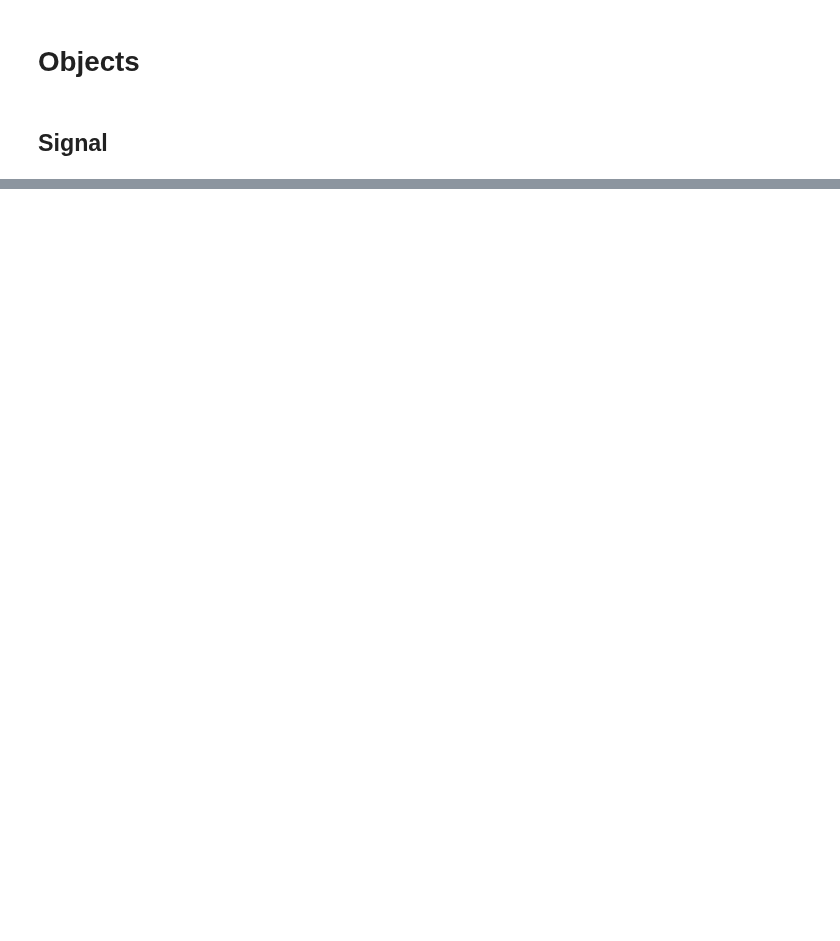
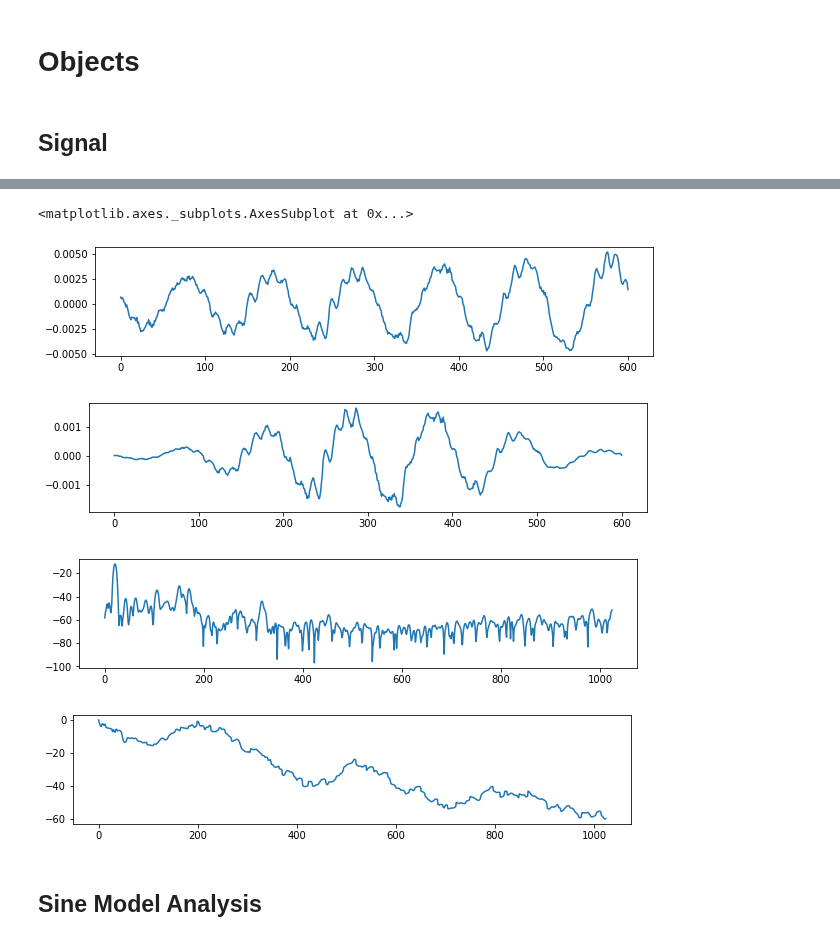
Before and after one commit to jhartquist/rtma, a Jupyter notebook: nbs/05_objects.ipynb, the cells around one changed output, grey strips where cells are left out. Drawn from its saved outputs; the diff is of its cells as text; code cells hidden in the pictures; blank space fills up the shorter version.

```diff
--- a/nbs/05_objects.ipynb
+++ b/nbs/05_objects.ipynb
@@ -101,15 +188,31 @@ class SpectralAnalysis(Analysis):
         self.fft_size = fft_size
         self.window_name = window_name
         self.window = get_cola_window(window_name, self.frame_size, self.hop_size)
-        print(self.window.max())
 
     @property
-    def frames(self):
+    def spectral_frames(self):
         for frame in super().frames:
-            yield Frame(frame.x * self.window)
+            yield SpectralFrame(frame, self.window, self.fft_size)
 # %%
 sa = SpectralAnalysis(s,
                       fft_size=2048,
                       window_name='hamming',
                       frame_size=601,
                       hop_size=150)
+# %%
+frames = list(sa.frames)
+sframes = list(sa.spectral_frames)
+# %%
+sf = sframes[5]
+sf.frame.plot()
+sf.plot()
+sf.plot_magnitudes_db()
+sf.plot_phases()
+# %% [output]
+<matplotlib.axes._subplots.AxesSubplot at 0x...>
+[figure, added]
+[figure, added]
+[figure, added]
+[figure, added]
+# %% [markdown]
+## Sine Model Analysis
```
Also changed, not shown: parts of 23 cells of this notebook, 7 other files.
